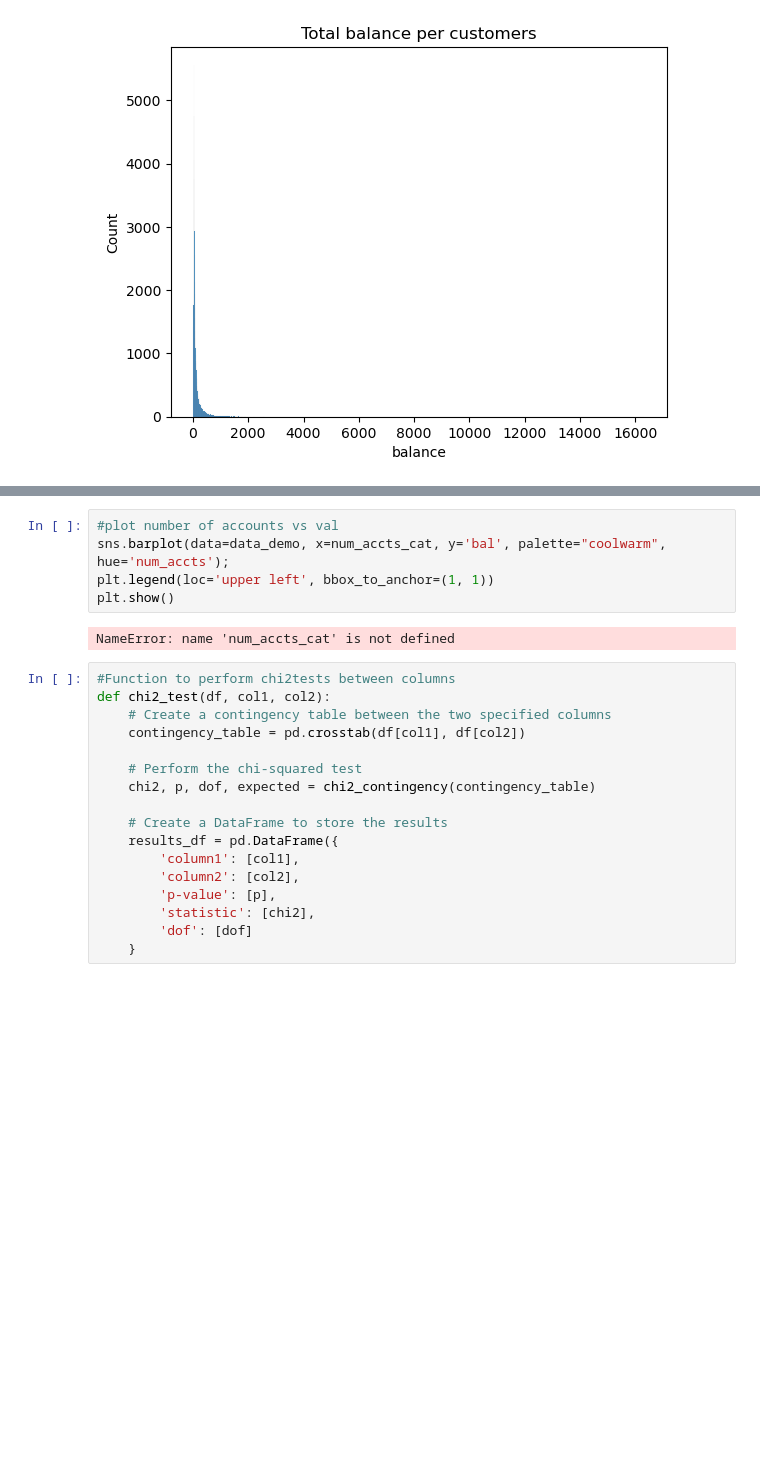
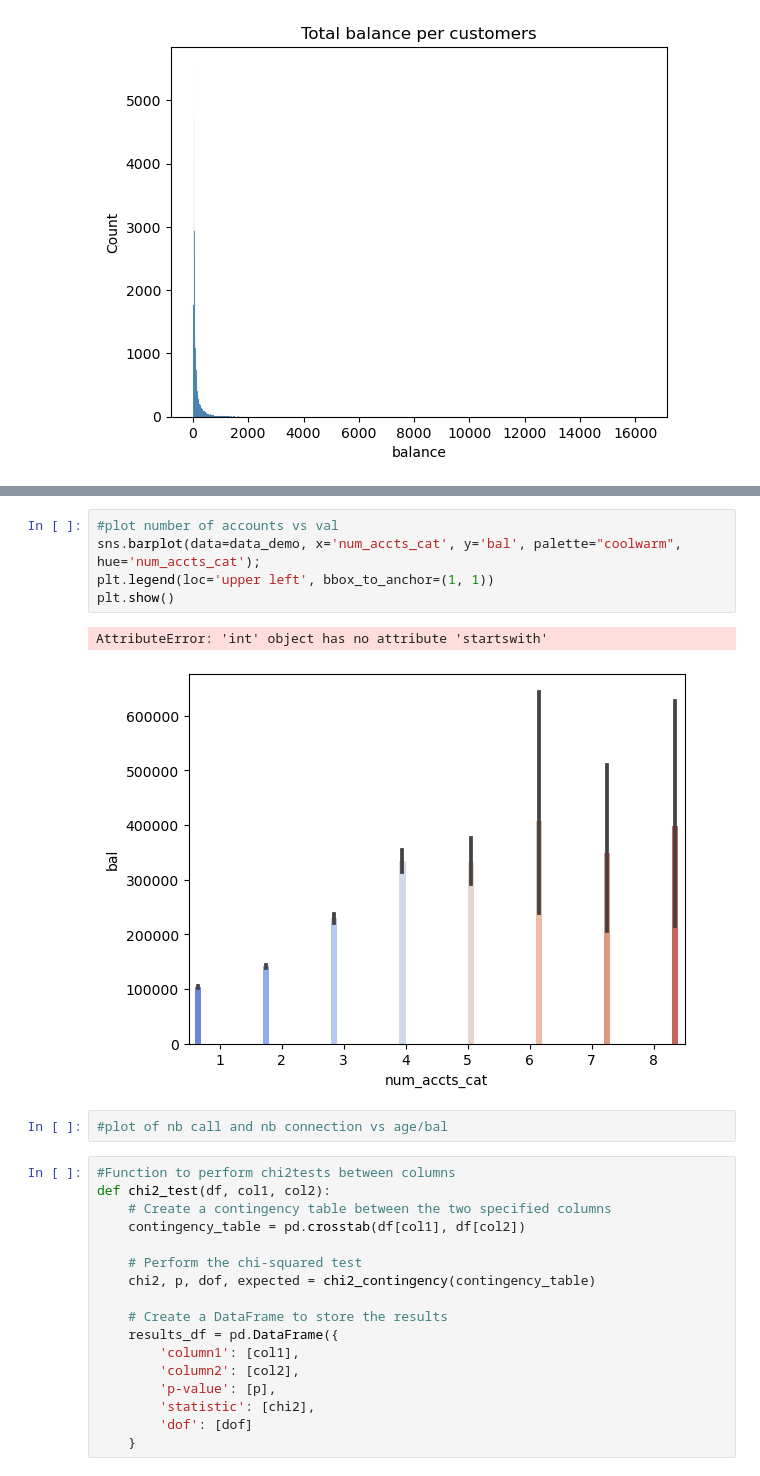
Before and after one commit to PaolaGaray/vanguard-ab-test, a Jupyter notebook: notebooks/Defining_customers.ipynb, the cells around one changed output, grey strips where cells are left out. Drawn from its saved outputs; the diff is of its cells as text; blank space fills up the shorter version.

```diff
--- a/notebooks/Defining_customers.ipynb
+++ b/notebooks/Defining_customers.ipynb
@@ -300,10 +313,13 @@ plt.show()
 # %%
 #plot number of accounts vs val
-sns.barplot(data=data_demo, x=num_accts_cat, y='bal', palette="coolwarm", hue='num_accts');
+sns.barplot(data=data_demo, x='num_accts_cat', y='bal', palette="coolwarm", hue='num_accts_cat');
 plt.legend(loc='upper left', bbox_to_anchor=(1, 1))
 plt.show()
 # %% [output]
-NameError: name 'num_accts_cat' is not defined
+AttributeError: 'int' object has no attribute 'startswith'
+[figure, added]
+# %%
+#plot of nb call and nb connection vs age/bal
 # %%
 #Function to perform chi2tests between columns
 def chi2_test(df, col1, col2):
```
Also changed, not shown: parts of 5 cells of this notebook.
